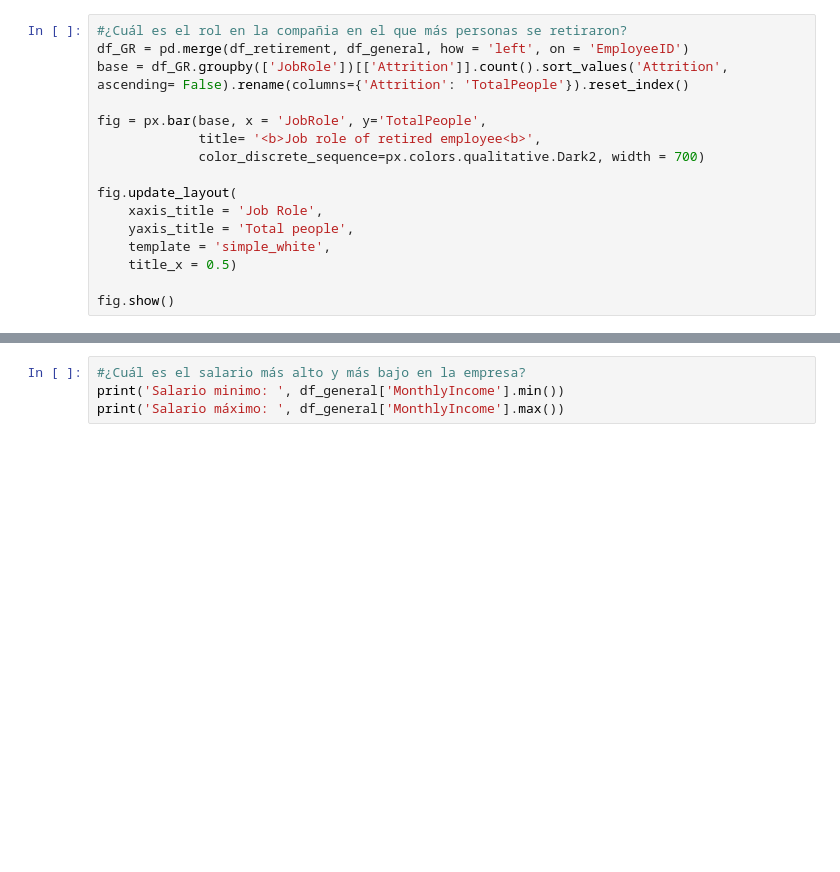
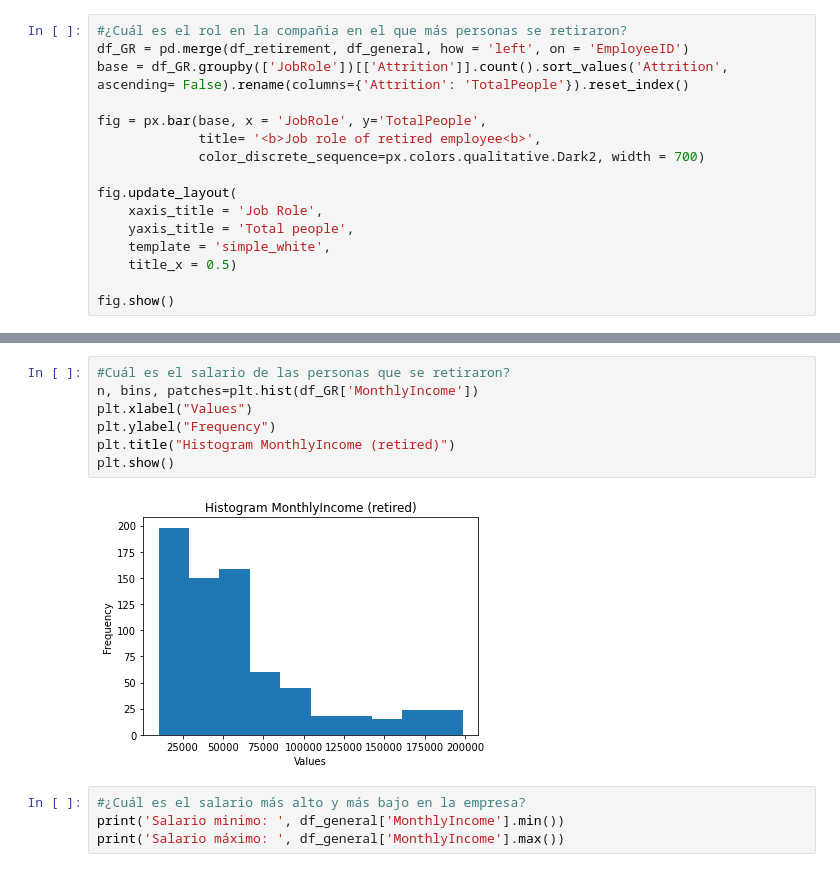
Before and after one commit to jhansanchez/Caso-de-estudio-RH, a Jupyter notebook: casoRH.ipynb, the cells around one changed output, grey strips where cells are left out. Saved outputs shown, nothing was run; the diff lists cells and outputs as text; blank space fills up the shorter version.

```diff
--- a/casoRH.ipynb
+++ b/casoRH.ipynb
@@ -853,3 +887,12 @@ df_GR_groups.groupby(['MonthlyIncome'])[['Attrition']].count().sort_values('Attr
+# %%
+#Cuál es el salario de las personas que se retiraron?
+n, bins, patches=plt.hist(df_GR['MonthlyIncome'])
+plt.xlabel("Values")
+plt.ylabel("Frequency")
+plt.title("Histogram MonthlyIncome (retired)")
+plt.show()
+# %% [output]
+[figure, added]
 # %%
 #¿Cuál es el salario más alto y más bajo en la empresa?
 print('Salario minimo: ', df_general['MonthlyIncome'].min())
```
Also changed, not shown: parts of 70 cells of this notebook.
